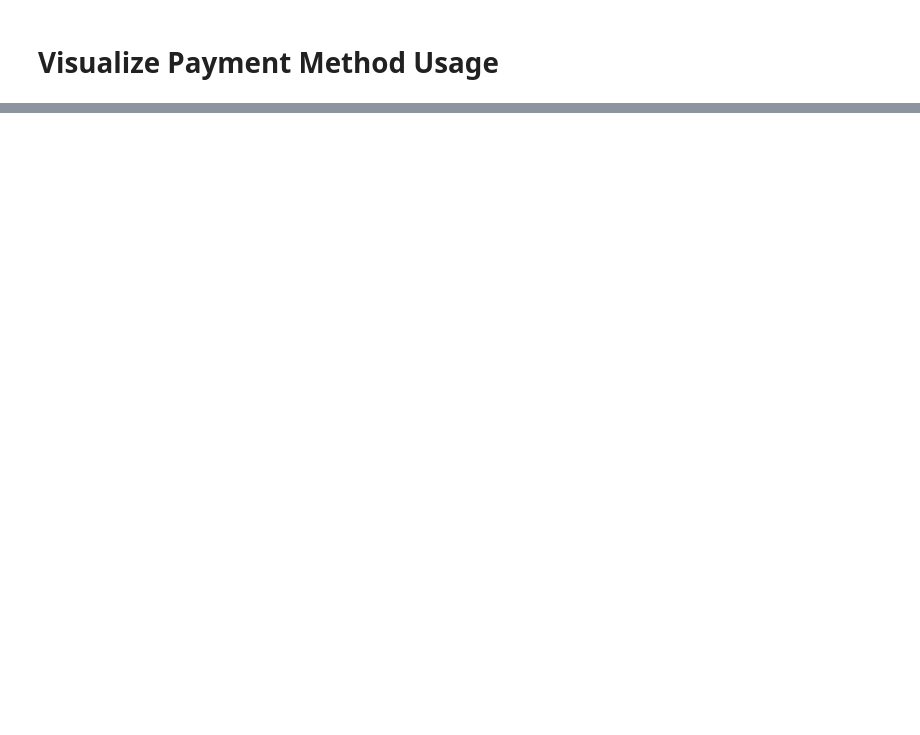
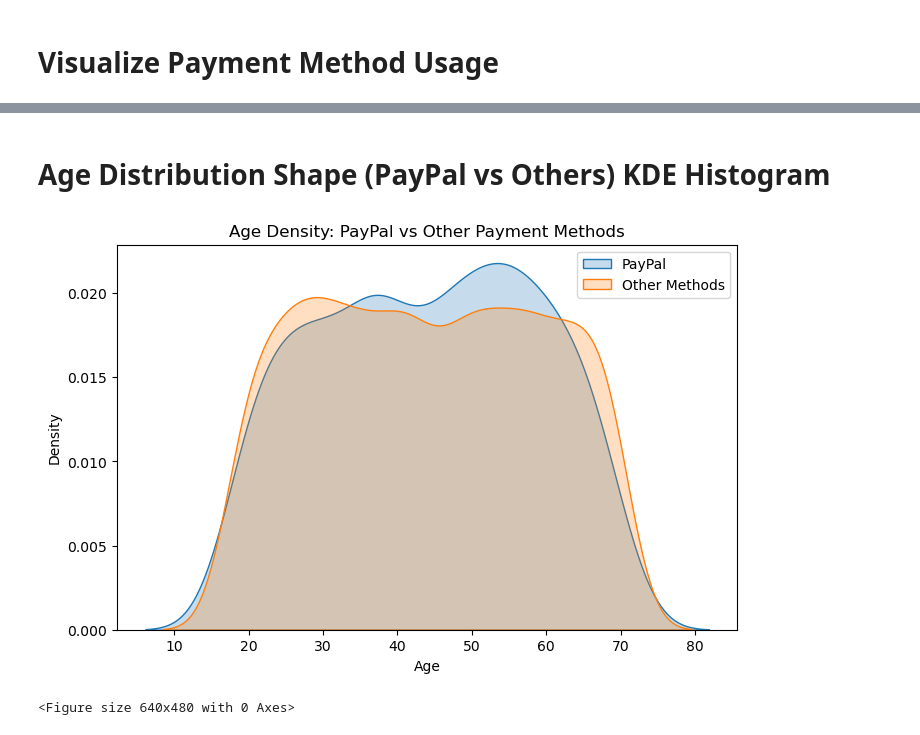
Before and after one commit to stephytony/shopping_trend_analyzer, a Jupyter notebook: payment_analyzer.ipynb, the cells around one changed output, grey strips where cells are left out. Drawn from its saved outputs; the diff is of its cells as text; code cells hidden in the pictures; blank space fills up the shorter version.

```diff
--- a/payment_analyzer.ipynb
+++ b/payment_analyzer.ipynb
@@ -95,0 +133,7 @@ plt.show()
+# %%
+paypal_df = data[data["Payment_Method"] == "PayPal"]
+non_paypal_df = data[data["Payment_Method"] != "PayPal"]
+payment_pp_counts = paypal_df['Payment_Method'].value_counts()
+payment_npp_counts = non_paypal_df['Payment_Method'].value_counts()
+print(payment_pp_counts)
+print(payment_npp_counts)
@@ -95,0 +150,13 @@ plt.show()
+# %% [markdown]
+# Age Distribution Shape (PayPal vs Others) KDE Histogram
+# %%
+plt.figure(figsize=(8,5))
+sns.kdeplot(paypal_df["Age"], label="PayPal", fill=True)
+sns.kdeplot(non_paypal_df["Age"], label="Other Methods", fill=True)
+plt.title("Age Density: PayPal vs Other Payment Methods")
+plt.legend()
+plt.show()
+plt.savefig('./images/age_density_histogram.png')
+# %% [output]
+[figure, added]
+<Figure size 640x480 with 0 Axes>
```
Also changed, not shown: parts of 17 cells of this notebook, 7 other files.
